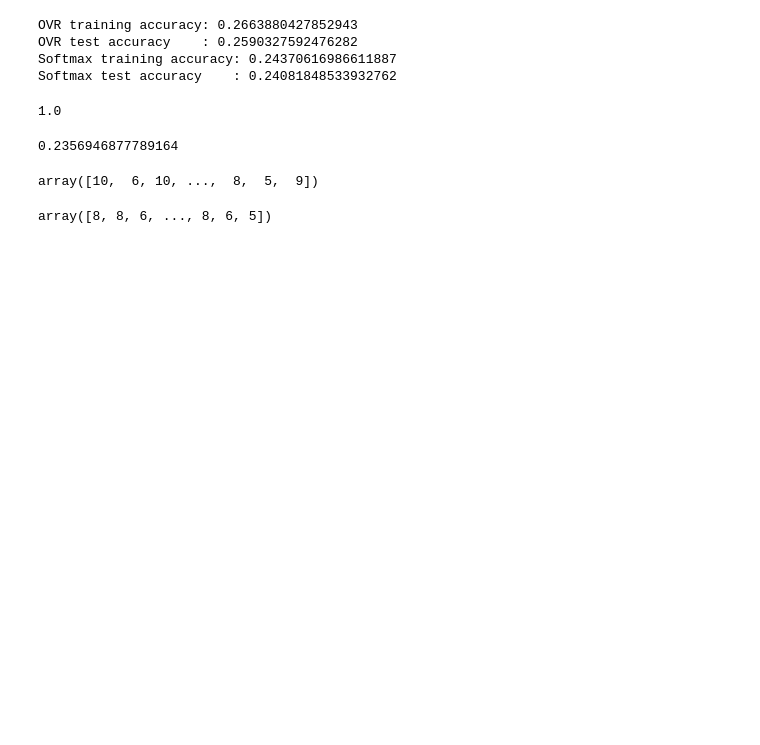
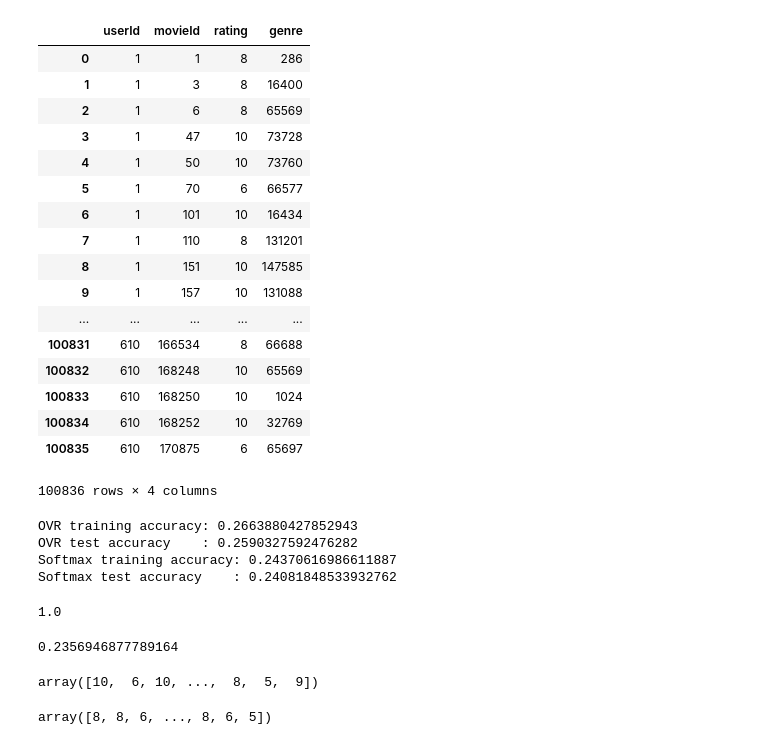
Before and after one commit to Ericlkl/Movie-Rating-Prediction, a Jupyter notebook: Experiment.ipynb, the cells around one changed output. Cells and saved outputs as stored; diff of their text form; code cells hidden in the pictures; blank space fills up the shorter version.

```diff
--- a/Experiment.ipynb
+++ b/Experiment.ipynb
@@ -32,3 +54,24 @@ movies_dataset['num_of_rating'] = full_rating_dataset.groupby('movieId')['rating
+# %%
+full_rating_dataset
+# %% [output]
+|  | userId | movieId | rating | genre |
+| 0 | 1 | 1 | 8 | 286 |
+| 1 | 1 | 3 | 8 | 16400 |
+| 2 | 1 | 6 | 8 | 65569 |
+| 3 | 1 | 47 | 10 | 73728 |
+| 4 | 1 | 50 | 10 | 73760 |
+| 5 | 1 | 70 | 6 | 66577 |
+| 6 | 1 | 101 | 10 | 16434 |
+| 7 | 1 | 110 | 8 | 131201 |
+| 8 | 1 | 151 | 10 | 147585 |
+| 9 | 1 | 157 | 10 | 131088 |
+| ... | ... | ... | ... | ... |
+| 100831 | 610 | 166534 | 8 | 66688 |
+| 100832 | 610 | 168248 | 10 | 65569 |
+| 100833 | 610 | 168250 | 10 | 1024 |
+| 100834 | 610 | 168252 | 10 | 32769 |
+| 100835 | 610 | 170875 | 6 | 65697 |
+100836 rows × 4 columns
 # %%
 X_df = full_rating_dataset.drop(columns=['rating'], axis=1)
 y_df = full_rating_dataset.iloc[:,2]
```
Also changed, not shown: parts of 1 cell of this notebook, 1 other file.
